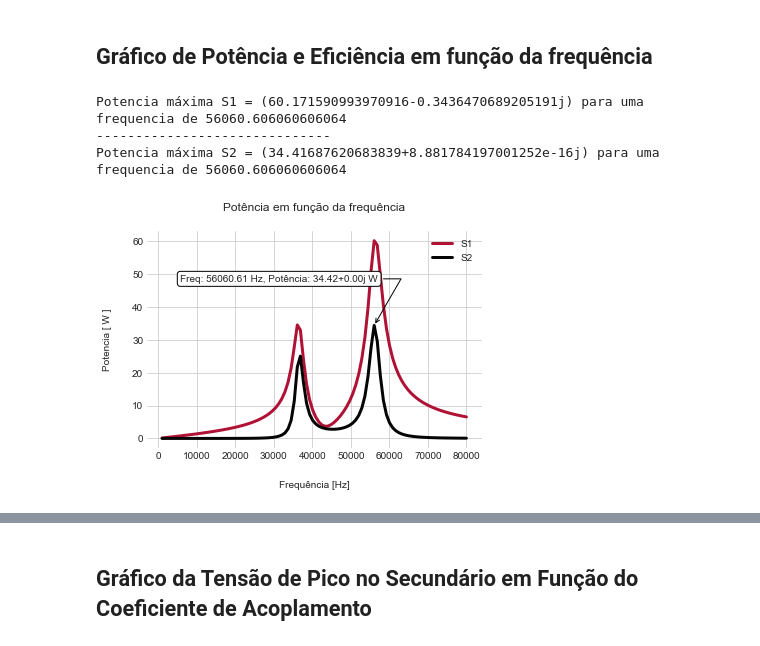
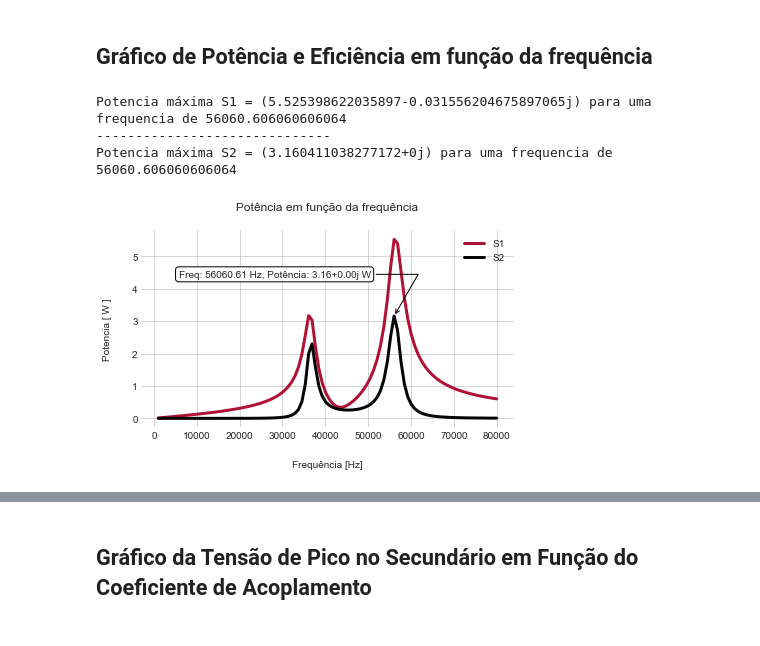
Before and after one commit to lucasfonseca19/projeto-eletromag, a Jupyter notebook: projeto.ipynb, the cells around one changed output, grey strips where cells are left out. Cells and saved outputs as stored; diff of their text form; code cells hidden in the pictures.

```diff
--- a/projeto.ipynb
+++ b/projeto.ipynb
@@ -57,7 +57,7 @@ def calcular_transformador(Uf, Rc, k, f, R1, R2, L1, L2, C, p):
 # %%
 
 # Entradas da função: Uf(volts), Rc(ohms), k, R1(ohms), L1(Henry), C1(Henry)
-Uf = 33# Tensão da fonte (pico)
+Uf = 10   # Tensão da fonte (pico)
 Rc = 400  # Resistência do capacitor
 k = 0.4714  # Coeficiente de acoplamento
 f = 44646.464  # frequencia da fonte
@@ -304,34 +306,35 @@ for f in F:
 
 fig, ax = plt.subplots()
 ax.spines['top'].set_visible(False)
 ax.spines['right'].set_visible(False)
 ax.spines['bottom'].set_visible(False)
 ax.spines['left'].set_visible(False)
 plt.style.use('seaborn-whitegrid')
 
 text = "Freq: {:.2f} Hz, Potência: {:.2f} W".format(f_max_s2, max_s2)
 bbox_props = dict(boxstyle='round', fc='white', ec='black', lw=1)
 arrowprops=dict(arrowstyle="->",connectionstyle="angle,angleA=0,angleB=60")
 kw = dict(xycoords='data',textcoords="axes fraction",
           arrowprops=arrowprops, bbox=bbox_props, ha="left", va="top")
 
 ax.annotate(text, xy=(f_max_s2,max_s2), xytext=(0.1,0.8), **kw)
 
 
 
 
 plt.plot(F, L_s1, label="S1", color="#af1234",linewidth=3)
 plt.plot(F, L_s2, label="S2", color="#050505",linewidth=3)
 plt.legend(frameon=False)
 plt.xlabel("Frequência [Hz]",labelpad=20)
 plt.ylabel("Potencia [ W ]", labelpad=20)
 plt.title("Potência em função da frequência", pad=20)
 print("Potencia máxima S1 = {} para uma frequencia de {}".format(max_s1, f_max_s1))
 print("-" * 30)
 print("Potencia máxima S2 = {} para uma frequencia de {}".format(max_s2, f_max_s2))
-plt.savefig(f'Potencia.png', dpi=300)
+plt.tight_layout()
+plt.savefig(f'Potencia.png', dpi=300, bbox_inches="tight")
 # %% [output]
-Potencia máxima S1 = (60.171590993970916-0.3436470689205191j) para uma frequencia de 56060.606060606064
+Potencia máxima S1 = (5.525398622035897-0.031556204675897065j) para uma frequencia de 56060.606060606064
 ------------------------------
-Potencia máxima S2 = (34.41687620683839+8.881784197001252e-16j) para uma frequencia de 56060.606060606064
+Potencia máxima S2 = (3.160411038277172+0j) para uma frequencia de 56060.606060606064
-[figure, old version]
+[figure, new version]
```
Also changed, not shown: parts of 7 cells of this notebook, 4 other files.
